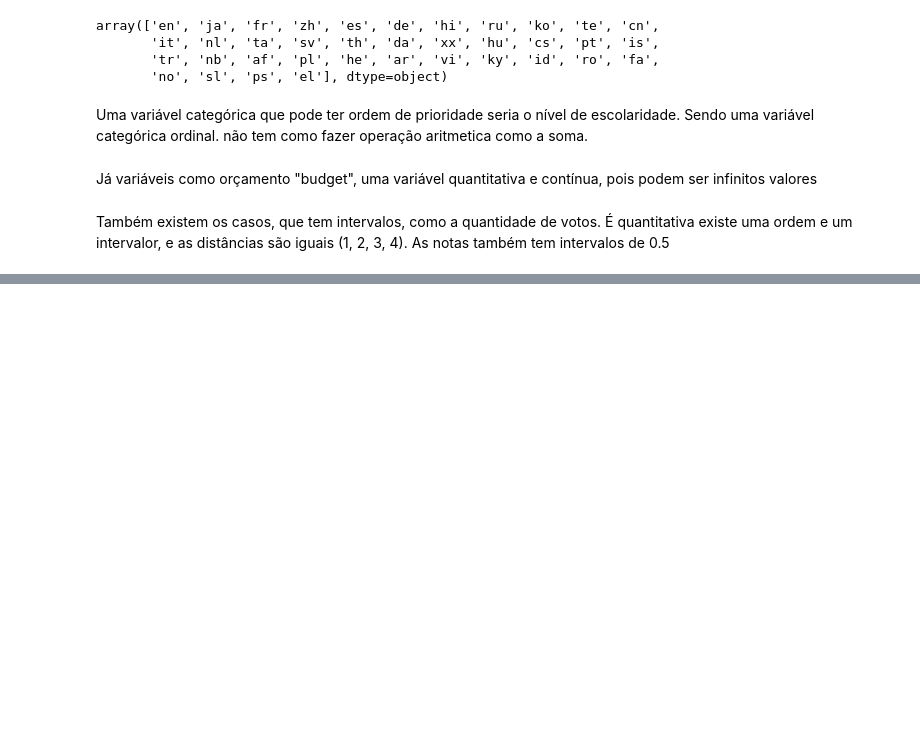
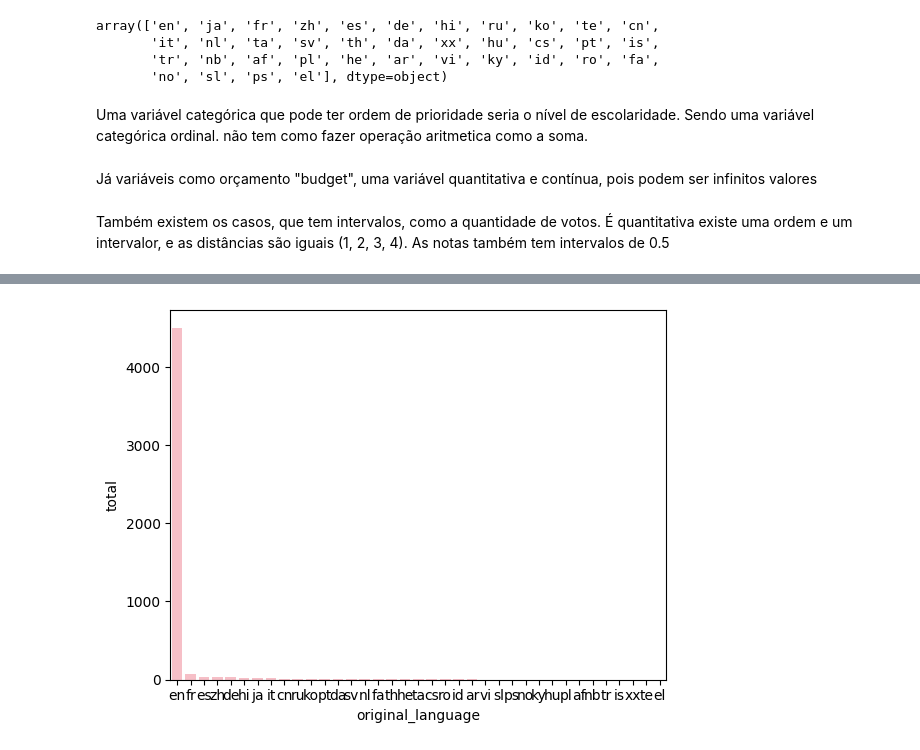
Before and after one commit to barbnrosa/data-science, a Jupyter notebook: analise-visualizacao-dados.ipynb, the cells around one changed output, grey strips where cells are left out. Cells and saved outputs as stored; diff of their text form; code cells hidden in the pictures; blank space fills up the shorter version.

Commit message:
estudo de data visualization

```diff
--- a/analise-visualizacao-dados.ipynb
+++ b/analise-visualizacao-dados.ipynb
@@ -363,0 +407,4 @@ As notas também tem intervalos de 0.5
+# %%
+contagem_de_lingua = tmdb["original_language"].value_counts().to_frame().reset_index() #to_frame transforma em um dataframe, reset_index() retira o indice
+contagem_de_lingua.columns = ["original_language", "total"]
+contagem_de_lingua.head()
@@ -363,0 +418,12 @@ As notas também tem intervalos de 0.5
+# %%
+# visualizar isso através de um gráfico (plot de categorias)
+import seaborn as sns
+import matplotlib.pyplot as plt
+
+colors = ["#FFB6C1", "#FFD700", "#98FB98", "#87CEFA", "#FFA07A"]
+sns.set_palette(sns.color_palette(colors)) #defini uma paleta colorida
+
+sns.barplot(x="original_language", y="total", data = contagem_de_lingua)
+plt.show()
+# %% [output]
+[figure, added]
```
Also changed, not shown: parts of 22 cells of this notebook.
